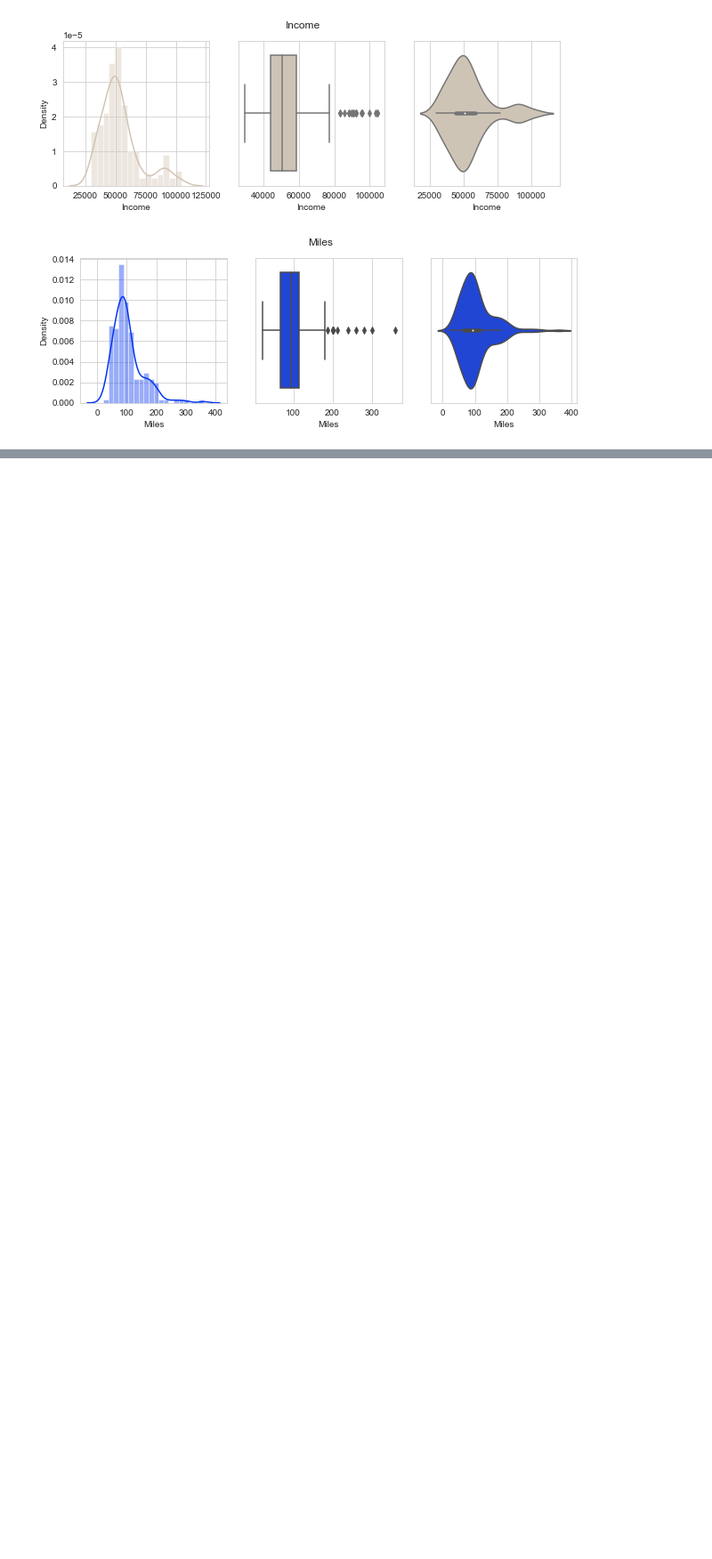
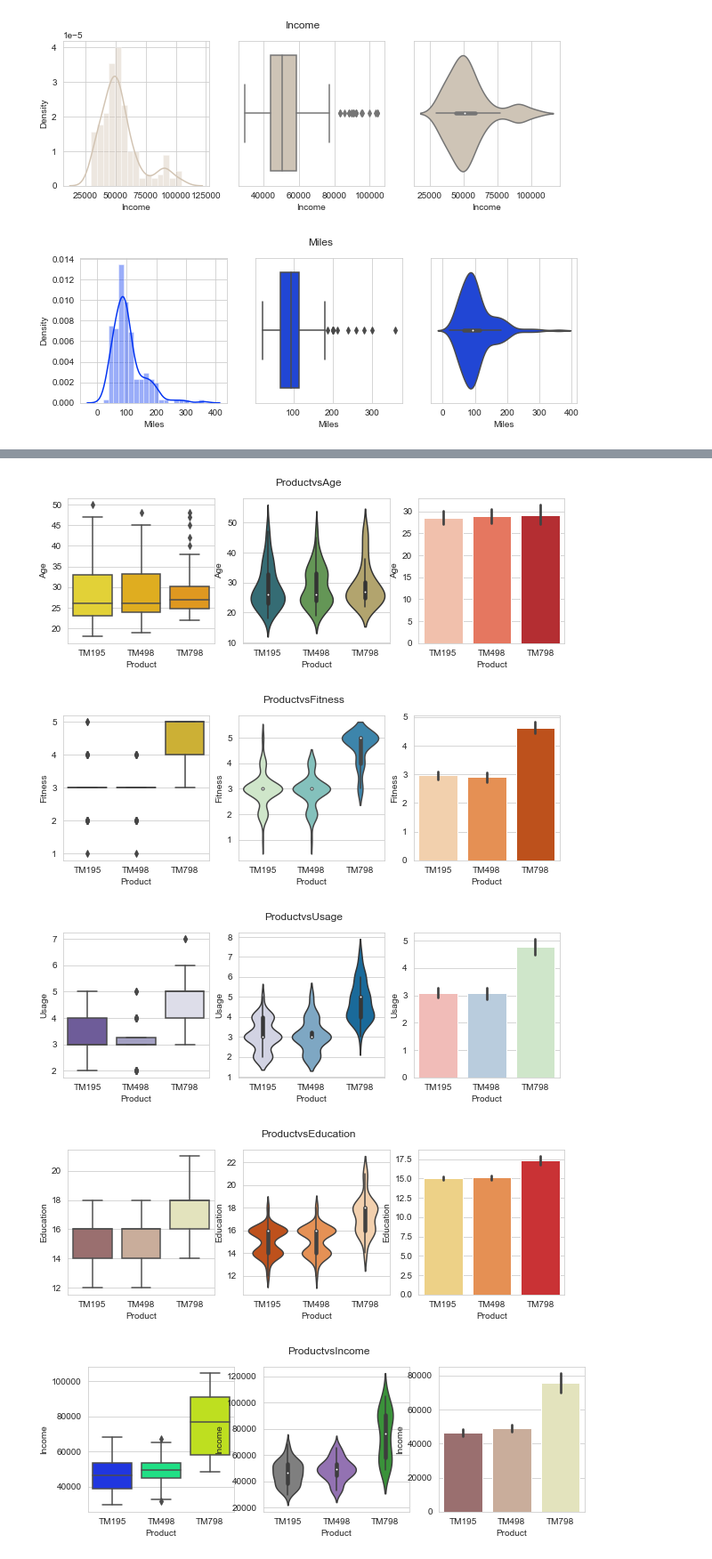
Before and after one commit to p0rathamchouhan/jecrc_cs_sep22, a Jupyter notebook: Trademill_User/trademill.ipynb, the cells around one changed output, grey strips where cells are left out. Shown at 89% size. Cells and saved outputs as stored; diff of their text form; code cells hidden in the pictures; blank space fills up the shorter version.

```diff
--- a/Trademill_User/trademill.ipynb
+++ b/Trademill_User/trademill.ipynb
@@ -146,0 +159,7 @@ for col in num_cols:
+# %%
+for col in data.columns:
+    print(col)
+    print('_'*15)
+    print(data[col].nunique())
+    print(data[col].unique())
+    print('')
@@ -146,0 +198,18 @@ for col in num_cols:
+# %%
+for col in cat_cols:
+    for ncol in num_cols:
+        plt.figure(figsize=(10,3))
+        plt.suptitle(f'{col}vs{ncol}')
+        plt.subplot(1,3,1)
+        sns.boxplot(data=data,x=col,y=ncol,palette=choice(p_list))
+        plt.subplot(1,3,2)
+        sns.violinplot(data=data,x=col,y=ncol,palette=choice(p_list))
+        plt.sublot(1,3,3)
+        sns.barplot(data=data,x=col,y=ncol,palette=choice(p_list))
+        plt.show()
+# %% [output]
+[figure, added]
+[figure, added]
+[figure, added]
+[figure, added]
+[figure, added]
```
Also changed, not shown: parts of 16 cells of this notebook, 3 other files.
